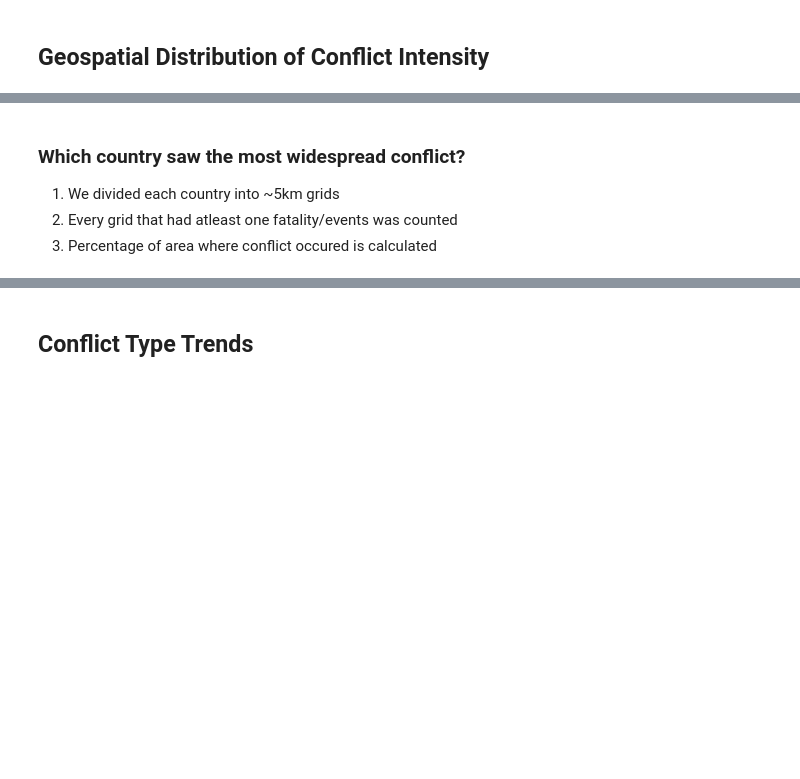
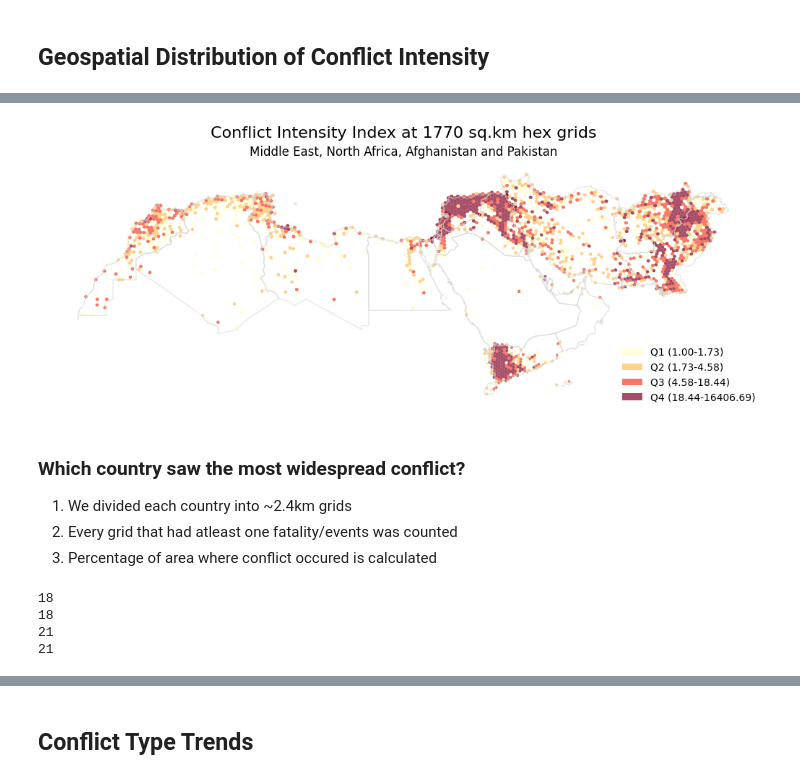
Before and after one commit to datapartnership/MENA-FCV-economic-monitor, a Jupyter notebook: notebooks/conflict/acled.ipynb, the cells around one changed output, grey strips where cells are left out. Cells and saved outputs as stored; diff of their text form; code cells hidden in the pictures; blank space fills up the shorter version.

```diff
--- a/notebooks/conflict/acled.ipynb
+++ b/notebooks/conflict/acled.ipynb
@@ -263,8 +266,20 @@ visuals.plot_h3_maps_by_column_value(
+# %%
+visuals.plot_h3_maps_by_column_value(
+    conflict_national_h3_4,
+    title='Conflict Intensity Index at 1770 sq.km hex grids',
+    column_name='region',
+    measure='conflict_intensity_index',
+    cmap_name='YlOrRd',
+    boundary_gdfs_map={'Middle East, North Africa, Afghanistan and Pakistan':boundaries_adm0},
+    subtitle_prefix='',
+    subplot_figsize_per_map=(10,4));
+# %% [output]
+[figure, added]
 # %%
 conflict_event_monthly = processing.get_acled_by_group(data, columns=['country', 'event_type'], freq='MS')
 # %% [markdown]
 ### Which country saw the most widespread conflict?
 
-1. We divided each country into ~5km grids
+1. We divided each country into ~2.4km grids
 2. Every grid that had atleast one fatality/events was counted
 3. Percentage of area where conflict occured is calculated
@@ -291,8 +305,13 @@ def get_spread(conflict_national_h3_7, metric):
 
     return conflict_spread
 # %%
-conflict_spread_fatalities = get_spread(conflict_national_h3_7, 'nrFatalities')
-conflict_spread_events = get_spread(conflict_national_h3_7, 'nrEvents')
+conflict_spread_fatalities = get_spread(conflict_national_q12, 'nrFatalities')
+conflict_spread_events = get_spread(conflict_national_q12, 'nrEvents')
+# %% [output]
+18
+18
+21
+21
 # %%
 conflict_spread_events.rename(columns={'conflictArea': 'conflictAreaEvents'}, inplace=True)
 conflict_spread_fatalities.rename(columns={'conflictArea': 'conflictAreaFatalities'}, inplace=True)
```
Also changed, not shown: parts of 55 cells of this notebook, 11 other files.
